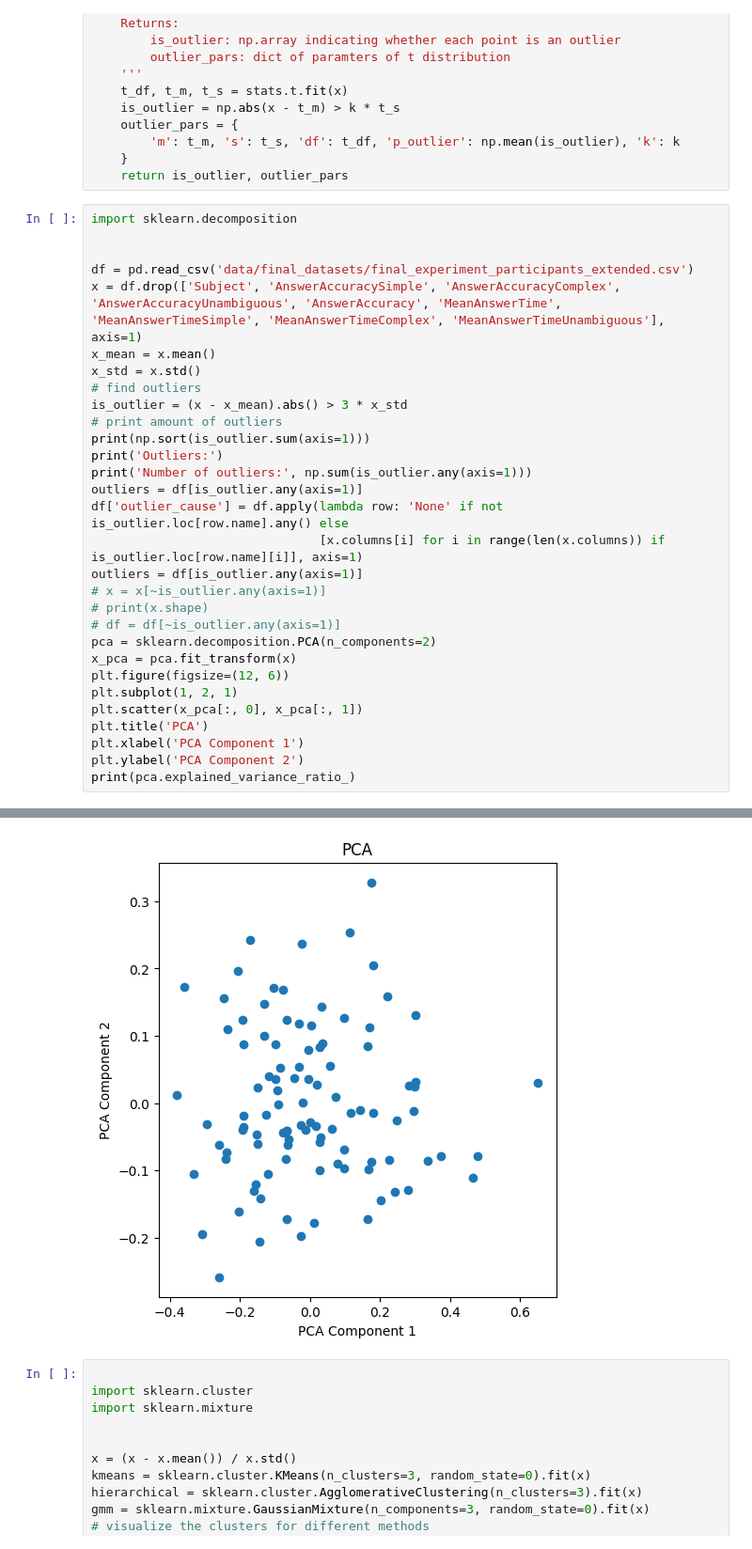
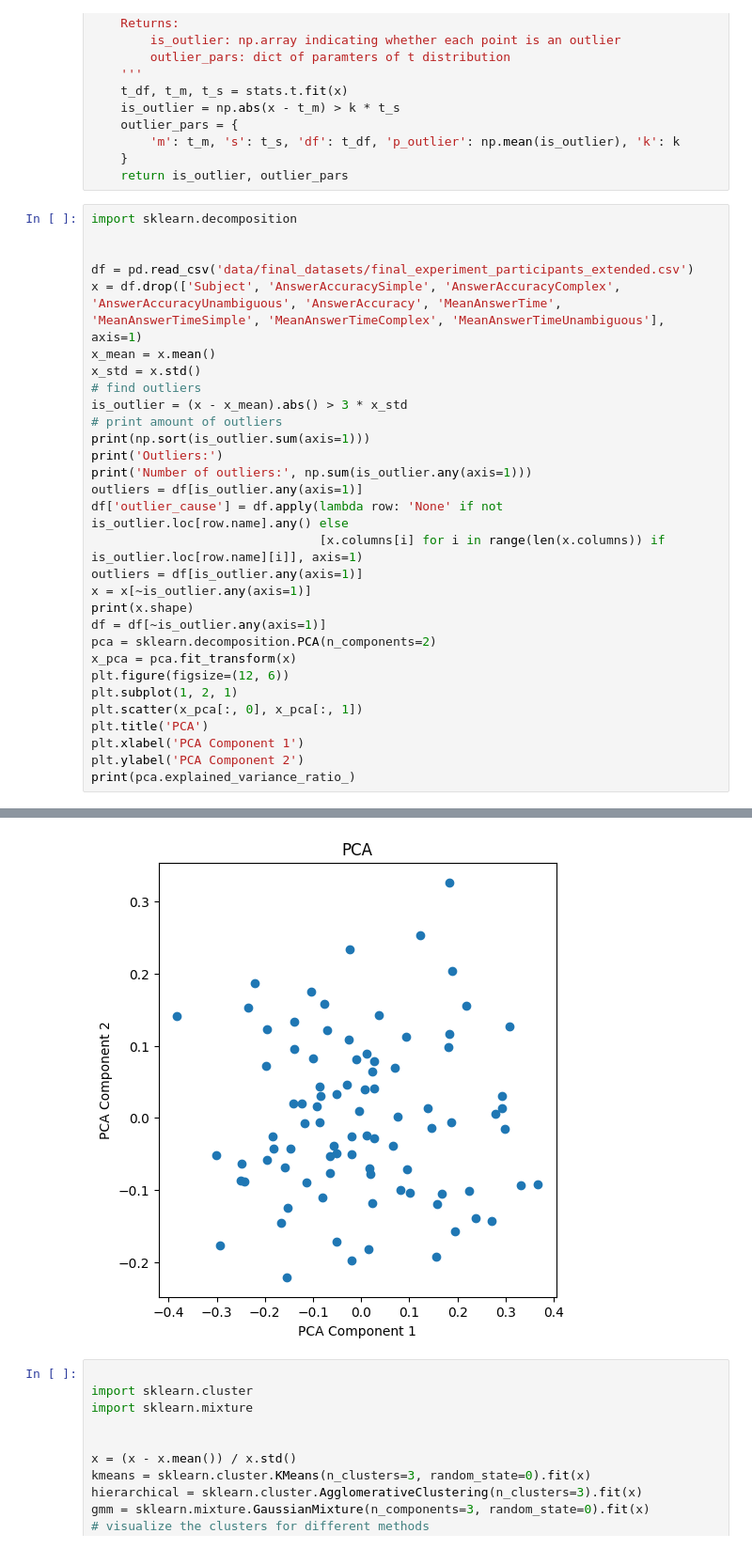
Before and after one commit to GAtemROU/Thesis-Project, a Jupyter notebook: analysis/clustering.ipynb, the cells around one changed output, grey strips where cells are left out. Shown at 94% size. Cells and saved outputs as stored; diff of their text form.

```diff
--- a/analysis/clustering.ipynb
+++ b/analysis/clustering.ipynb
@@ -38,9 +38,9 @@ outliers = df[is_outlier.any(axis=1)]
 df['outlier_cause'] = df.apply(lambda row: 'None' if not is_outlier.loc[row.name].any() else
                                [x.columns[i] for i in range(len(x.columns)) if is_outlier.loc[row.name][i]], axis=1)
 outliers = df[is_outlier.any(axis=1)]
-# x = x[~is_outlier.any(axis=1)]
-# print(x.shape)
-# df = df[~is_outlier.any(axis=1)]
+x = x[~is_outlier.any(axis=1)]
+print(x.shape)
+df = df[~is_outlier.any(axis=1)]
 pca = sklearn.decomposition.PCA(n_components=2)
 x_pca = pca.fit_transform(x)
 plt.figure(figsize=(12, 6))
@@ -60,4 +61,4 @@ Number of outliers: 12
-[figure, old version]
+[figure, new version]
 # %%
 
 import sklearn.cluster
```
Also changed, not shown: parts of 1 cell of this notebook, 7 other files.
